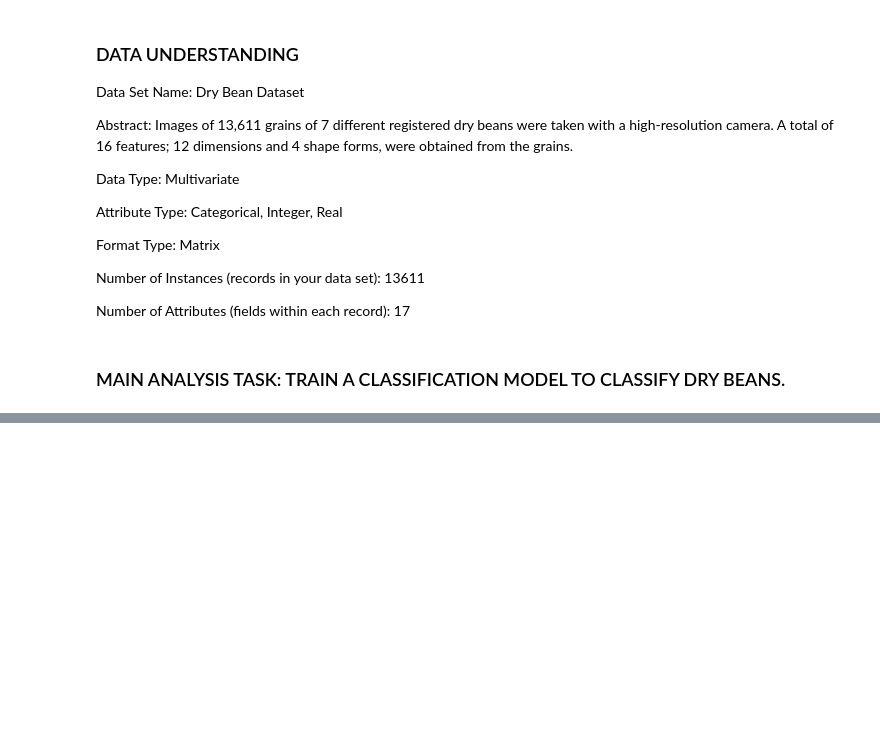
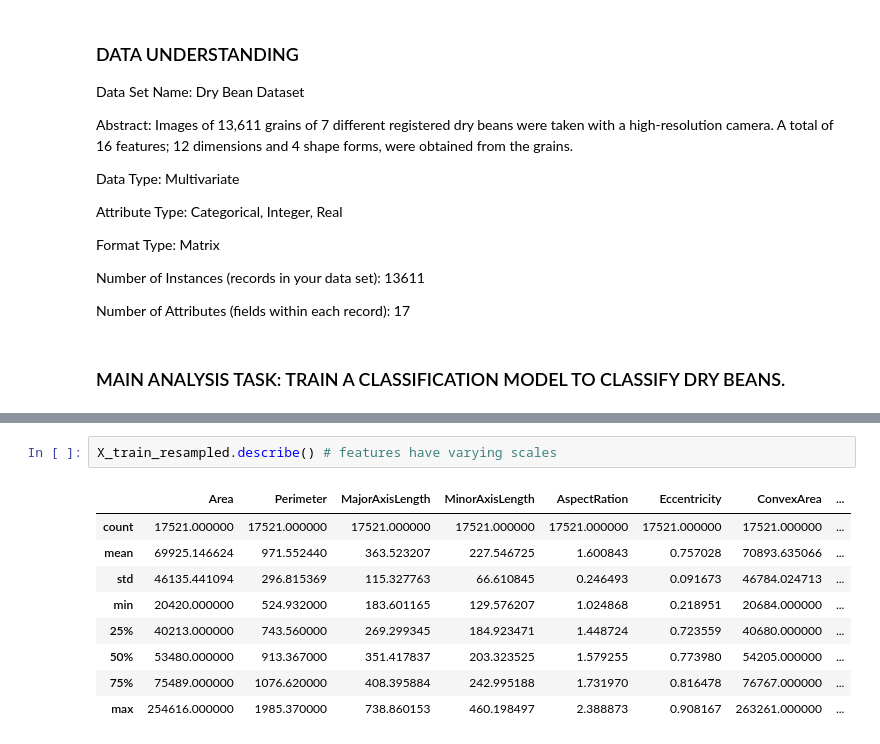
Before and after one commit to modelMaestroSolo/Dry_Beans_Classifier, a Jupyter notebook: classification_notebook.ipynb, the cells around one changed output, grey strips where cells are left out. Saved outputs shown, nothing was run; the diff lists cells and outputs as text; blank space fills up the shorter version.

```diff
--- a/classification_notebook.ipynb
+++ b/classification_notebook.ipynb
@@ -100,0 +143,12 @@ Number of Attributes (fields within each record):
+# %%
+X_train_resampled.describe() # features have varying scales
+# %% [output]
+|  | Area | Perimeter | MajorAxisLength | MinorAxisLength | AspectRation | Eccentricity | ConvexArea | ... |
+| count | 17521.000000 | 17521.000000 | 17521.000000 | 17521.000000 | 17521.000000 | 17521.000000 | 17521.000000 | ... |
+| mean | 69925.146624 | 971.552440 | 363.523207 | 227.546725 | 1.600843 | 0.757028 | 70893.635066 | ... |
+| std | 46135.441094 | 296.815369 | 115.327763 | 66.610845 | 0.246493 | 0.091673 | 46784.024713 | ... |
+| min | 20420.000000 | 524.932000 | 183.601165 | 129.576207 | 1.024868 | 0.218951 | 20684.000000 | ... |
+| 25% | 40213.000000 | 743.560000 | 269.299345 | 184.923471 | 1.448724 | 0.723559 | 40680.000000 | ... |
+| 50% | 53480.000000 | 913.367000 | 351.417837 | 203.323525 | 1.579255 | 0.773980 | 54205.000000 | ... |
+| 75% | 75489.000000 | 1076.620000 | 408.395884 | 242.995188 | 1.731970 | 0.816478 | 76767.000000 | ... |
+| max | 254616.000000 | 1985.370000 | 738.860153 | 460.198497 | 2.388873 | 0.908167 | 263261.000000 | ... |
```
Also changed, not shown: parts of 12 cells of this notebook, 1 other file.
